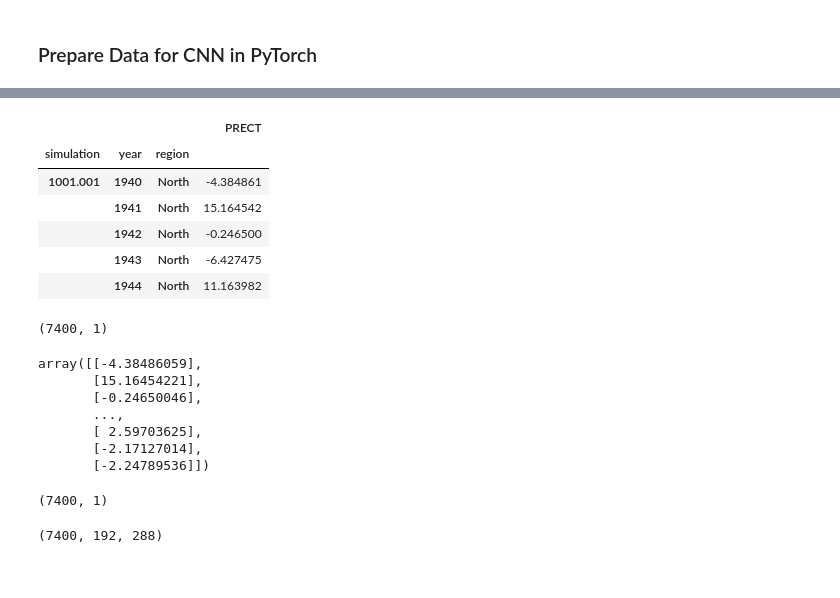
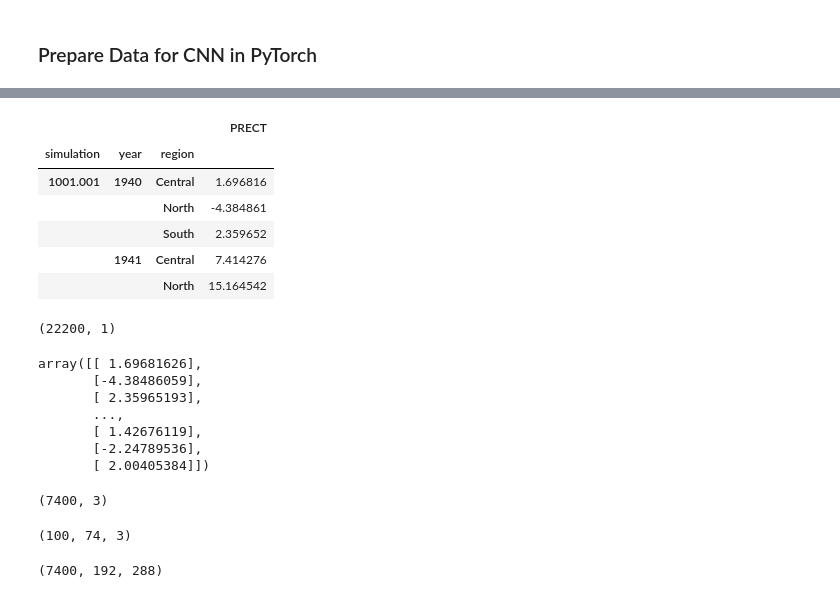
Before and after one commit to mtvaden1/California_Climate_Capstone, a Jupyter notebook: modeling/BuildCNN.ipynb, the cells around one changed output, grey strips where cells are left out. Saved outputs shown, nothing was run; the diff lists cells and outputs as text; code cells hidden in the pictures.

```diff
--- a/modeling/BuildCNN.ipynb
+++ b/modeling/BuildCNN.ipynb
@@ -55,35 +69,41 @@ Data variables:
 # %%
-PRECT = pd.read_csv('/Users/anthonychiado/Desktop/work/uva/capstone/Detrended_PRECT.csv')
-PRECT = PRECT[PRECT['region'] == 'North']
+#PRECT = pd.read_csv('Detrended_PRECT.csv')
+PRECT = pd.read_csv('/content/drive/MyDrive/CaliforniaClimateCapstone/Data/Detrended_PRECT.csv')
 PRECT = PRECT.set_index(['simulation', 'year', 'region'])
 PRECT.head()
 # %% [output]
 |  |  |  | PRECT |
 | simulation | year | region |  |
-| 1001.001 | 1940 | North | -4.384861 |
-|  | 1941 | North | 15.164542 |
-|  | 1942 | North | -0.246500 |
-|  | 1943 | North | -6.427475 |
-|  | 1944 | North | 11.163982 |
+| 1001.001 | 1940 | Central | 1.696816 |
+|  |  | North | -4.384861 |
+|  |  | South | 2.359652 |
+|  | 1941 | Central | 7.414276 |
+|  |  | North | 15.164542 |
 # %%
 y = PRECT.to_numpy()
 y.shape
 # %% [output]
-(7400, 1)
+(22200, 1)
 # %%
 y
 # %% [output]
-array([[-4.38486059],
-       [15.16454221],
-       [-0.24650046],
+array([[ 1.69681626],
+       [-4.38486059],
+       [ 2.35965193],
        ...,
-       [ 2.59703625],
-       [-2.17127014],
-       [-2.24789536]])
+       [ 1.42676119],
+       [-2.24789536],
+       [ 2.00405384]])
-# %%
-y.shape
-# %% [output]
-(7400, 1)
+# %%
+y = y.reshape(-1, 3)
+y.shape
+# %% [output]
+(7400, 3)
+# %%
+y_reshaped = y.reshape(100, 74, 3)
+y_reshaped.shape
+# %% [output]
+(100, 74, 3)
 # %%
 X = ds2['SST'].to_numpy()
 X.shape
```
Also changed, not shown: parts of 32 cells of this notebook.
